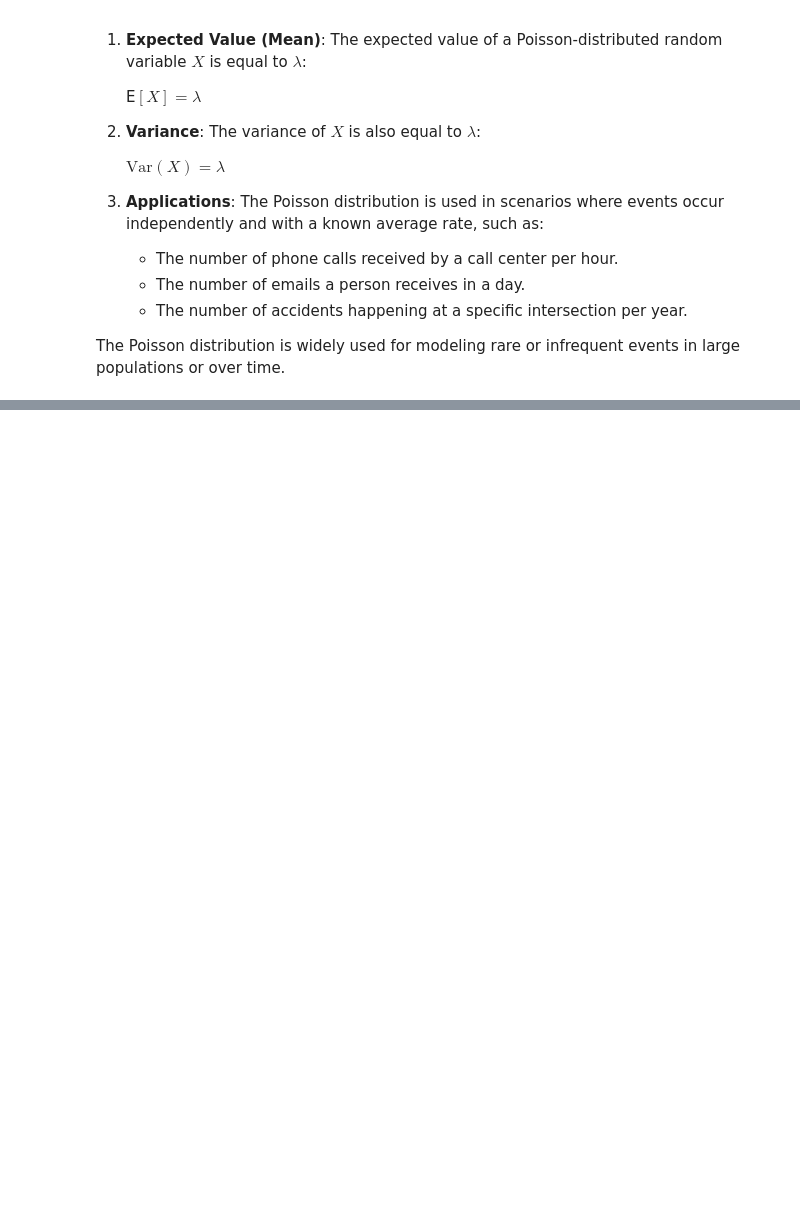
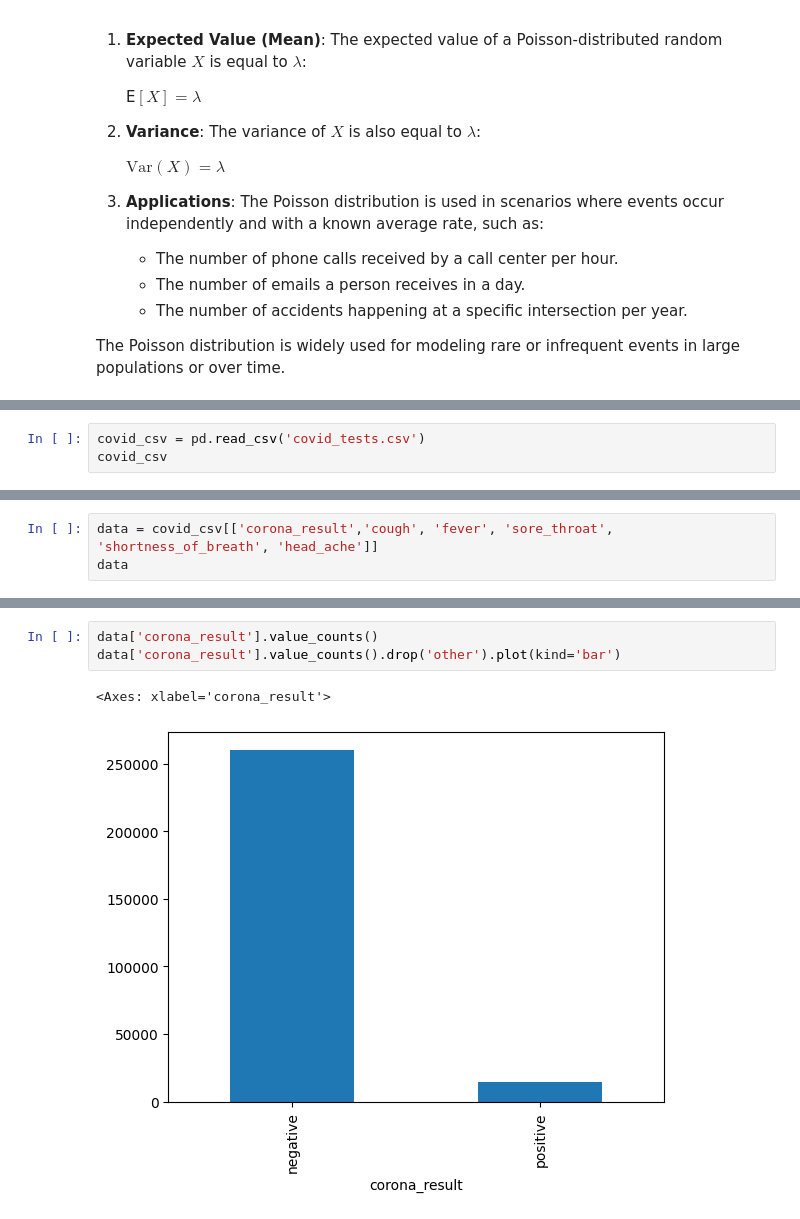
Before and after one commit to dave1b/TSM_BayMachLe, a Jupyter notebook: 01_week/Exercise_week_01.ipynb, the cells around one changed output, grey strips where cells are left out. Drawn from its saved outputs; the diff is of its cells as text; blank space fills up the shorter version.

```diff
--- a/01_week/Exercise_week_01.ipynb
+++ b/01_week/Exercise_week_01.ipynb
@@ -115,0 +243,3 @@ The Poisson distribution is widely used for modeling rare or infrequent events i
+# %%
+covid_csv = pd.read_csv('covid_tests.csv')
+covid_csv
@@ -115,0 +260,3 @@ The Poisson distribution is widely used for modeling rare or infrequent events i
+# %%
+data = covid_csv[['corona_result','cough', 'fever', 'sore_throat', 'shortness_of_breath', 'head_ache']]
+data
@@ -115,0 +277,6 @@ The Poisson distribution is widely used for modeling rare or infrequent events i
+# %%
+data['corona_result'].value_counts()
+data['corona_result'].value_counts().drop('other').plot(kind='bar')
+# %% [output]
+<Axes: xlabel='corona_result'>
+[figure, added]
```
Also changed, not shown: parts of 23 cells of this notebook, 1 other file.
